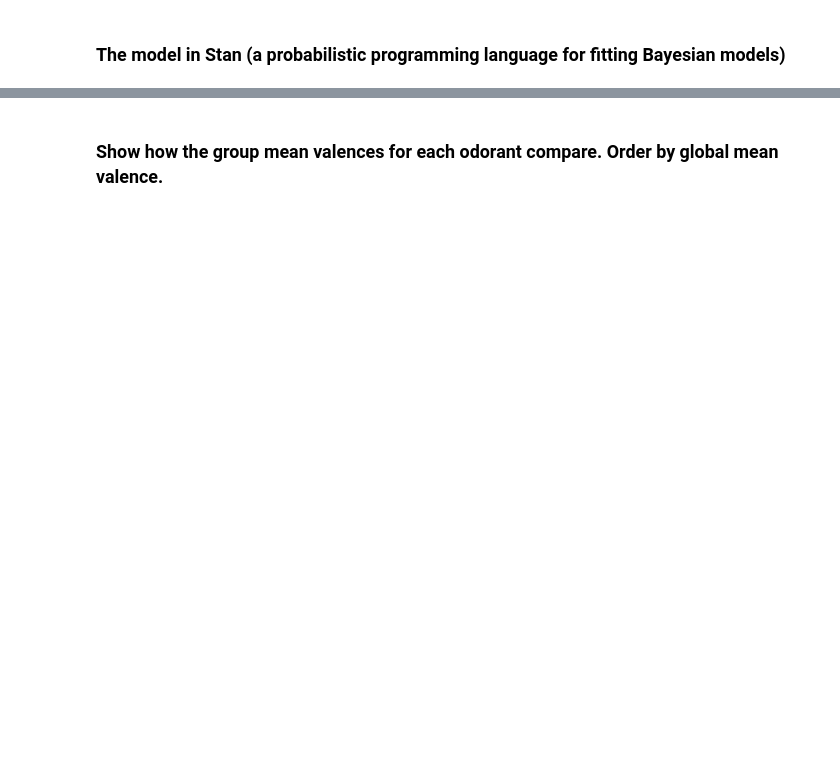
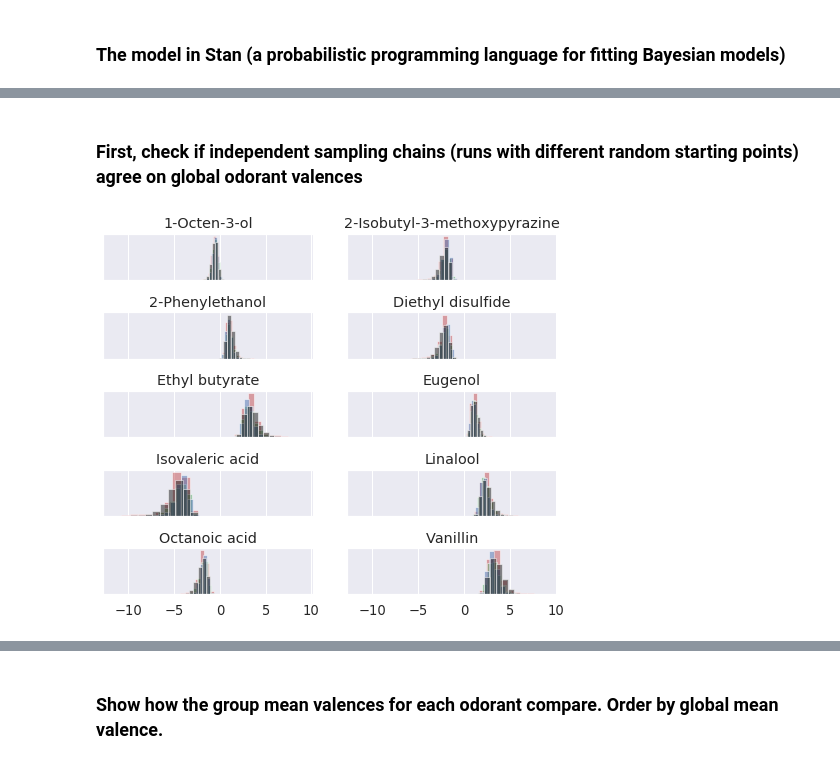
Before and after one commit to rgerkin/shared-pleasantness, a Jupyter notebook: universal-pleasantness.ipynb, the cells around one changed output, grey strips where cells are left out. Cells and saved outputs as stored; diff of their text form; code cells hidden in the pictures; blank space fills up the shorter version.

```diff
--- a/universal-pleasantness.ipynb
+++ b/universal-pleasantness.ipynb
@@ -26,0 +13,3 @@ df_raw.head()
+# %%
+data_raw, odorants = up.load_data()
+data_raw.head()  # First 5 rows
@@ -56,0 +26,4 @@ groups
+# %%
+data, odorants = up.load_data(by='ranks')
+groups, group_ids = up.get_groups(data)
+data.head()  # First 5 rows
@@ -120,3 +54,3 @@ model {
 # %%
 # Compile the model
-model = pystan.StanModel(model_code=stan_code)
+model = up.load_or_compile_stan_model('univple')
@@ -209,0 +59,9 @@ for i, ax in enumerate(axes.flat):
+# %%
+# Fit takes a long time so here we will be just load what has already been fit
+
+#%time fit, samples = fit_model(model, data, warmup=5000, iter=20000)
+#samples.to_csv('samples.csv') # Save the fitted samples
+#fit  # Show summary statistics of the fit
+
+samples = pd.read_csv('samples.csv', index_col=0)
+samples.head()
@@ -209,0 +95,8 @@ for i, ax in enumerate(axes.flat):
+# %% [markdown]
+### First, check if independent sampling chains (runs with different random starting points) agree on global odorant valences
+# %%
+# If each odorant produces 4 almost perfectly overlapping histograms,
+# then the fit went well
+up.plot_global_agreement(samples, odorants)
+# %% [output]
+[figure, added]
```
Also changed, not shown: parts of 69 cells of this notebook, 5 other files.
